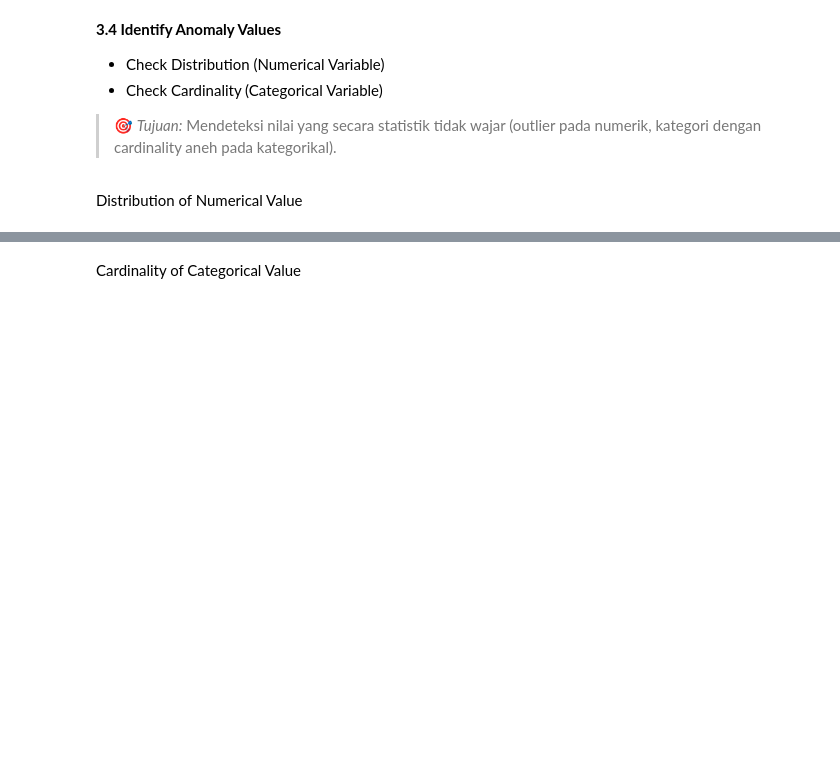
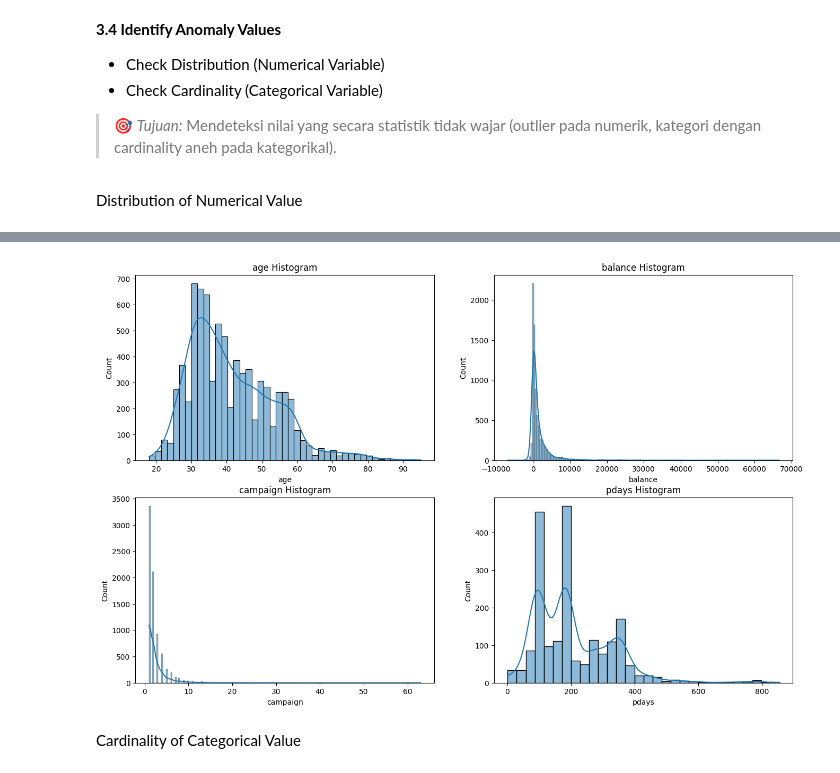
Before and after one commit to ElmarLeonard9/Bank_Marketing_Campaign_Analysis_-_ML, a Jupyter notebook: notebook/1.0-bdp-notebook.ipynb, the cells around one changed output, grey strips where cells are left out. Saved outputs shown, nothing was run; the diff lists cells and outputs as text; code cells hidden in the pictures; blank space fills up the shorter version.

```diff
--- a/notebook/1.0-bdp-notebook.ipynb
+++ b/notebook/1.0-bdp-notebook.ipynb
@@ -161,8 +177,6 @@ dtype: int64
 df.duplicated().sum()
 # %% [output]
 np.int64(8)
-# %%
-df.drop_duplicates(inplace=True)
 # %% [markdown]
 **3.3 Data Consistency Check**
 - Spelling errors / typo pada kategori
@@ -196,0 +213,2 @@ Length: 2, dtype: str
+# %%
+df["contact"] = df["contact"].apply(lambda x: "landline" if x == "telephone" else x)
@@ -196,0 +234,4 @@ Length: 2, dtype: str
+# %%
+for i in df:
+    print(f"==== {i} Unique Values ====")
+    print(f"{df[df["pdays"]==-1][i].unique()}\n")
@@ -202,8 +267,3 @@ Length: 2, dtype: str
 > 🎯 *Tujuan:* Mendeteksi nilai yang secara statistik tidak wajar (outlier pada numerik, kategori dengan cardinality aneh pada kategorikal).
 # %% [markdown]
 Distribution of Numerical Value
-# %%
-for i in df.select_dtypes(include='number'):
-    print(f"==== {i} histogram ====")
-    sns.histplot(data=df[i], kde=True)
-    plt.show()
@@ -219,2 +270,24 @@ for i in df.select_dtypes(include='number'):
+# %%
+num_cols = df.select_dtypes(include="number").drop(columns="pdays").columns
+
+fig, axes = plt.subplots(2, 2, figsize=(16, 10))
+
+axes = axes.flatten()
+
+for dex, i in enumerate(num_cols):
+    sns.histplot(data=df[i], ax=axes[dex], kde=True)
+    axes[dex].set_title(f"{i} Histogram")
+
+contacted = df[df["pdays"] != -1]["pdays"]
+
+sns.histplot(data=contacted, ax=axes[(dex + 1)], kde=True)
+axes[(dex + 1)].set_title(f"pdays Histogram")
+
+for j in range((len(num_cols)+1), len(axes)):
+    fig.delaxes(axes[j])
+
+plt.show()
+# %% [output]
+[figure, added]
 # %% [markdown]
 Cardinality of Categorical Value
```
Also changed, not shown: parts of 43 cells of this notebook.
